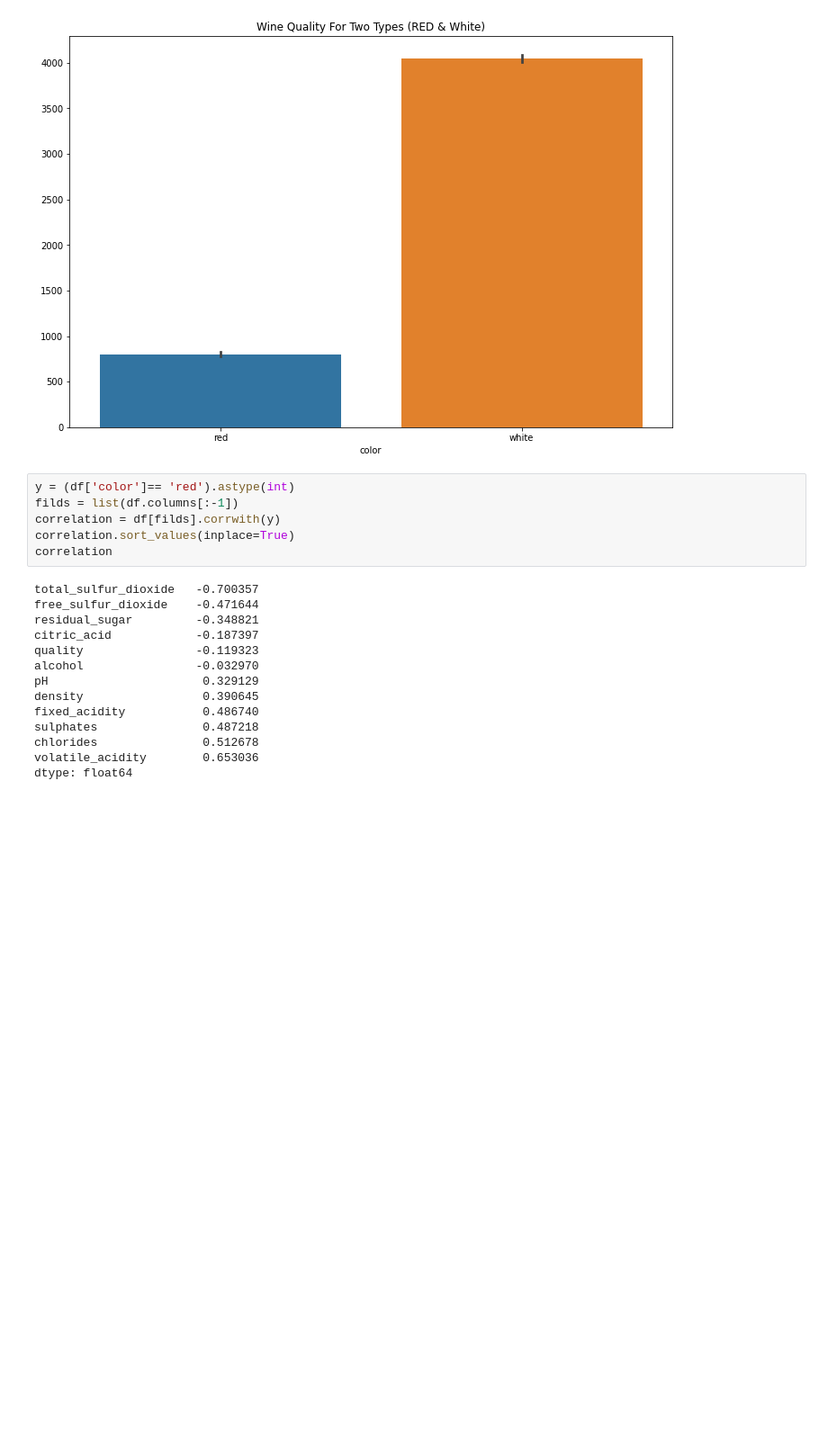
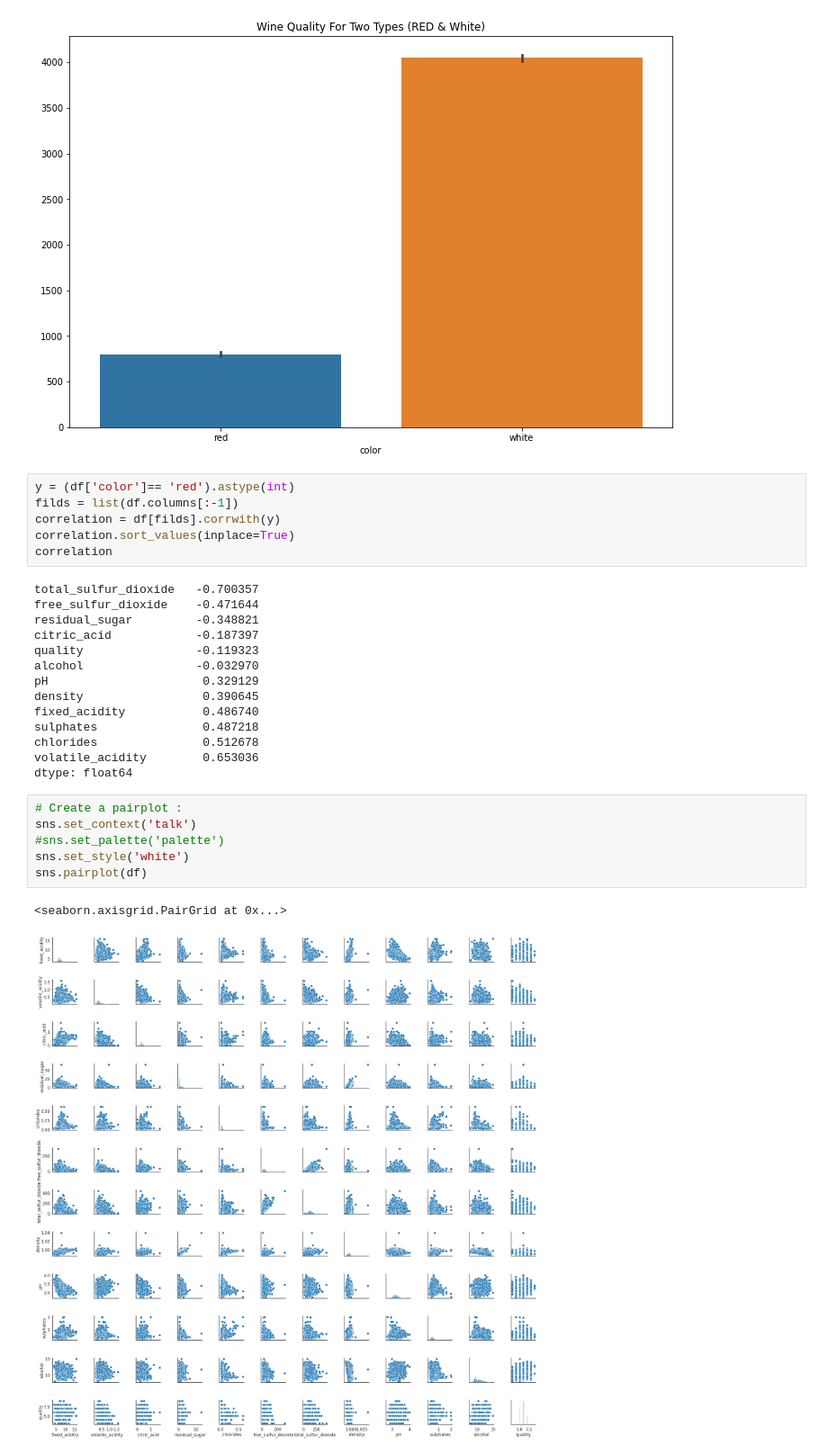
Before and after one commit to mohmaed7777/Support-Vector-Machine-with-sklearn, a Jupyter notebook: SVM_for_Wine_Quality_.ipynb, the cells around one changed output. Shown at 90% size. Drawn from its saved outputs; the diff is of its cells as text; blank space fills up the shorter version.

```diff
--- a/SVM_for_Wine_Quality_.ipynb
+++ b/SVM_for_Wine_Quality_.ipynb
@@ -66,3 +66,12 @@ sulphates               0.487218
 chlorides               0.512678
 volatile_acidity        0.653036
 dtype: float64
+# %%
+# Create a pairplot :
+sns.set_context('talk')
+#sns.set_palette('palette')
+sns.set_style('white')
+sns.pairplot(df)
+# %% [output]
+<seaborn.axisgrid.PairGrid at 0x...>
+[figure, added]
```
Also changed, not shown: parts of 3 cells of this notebook.
